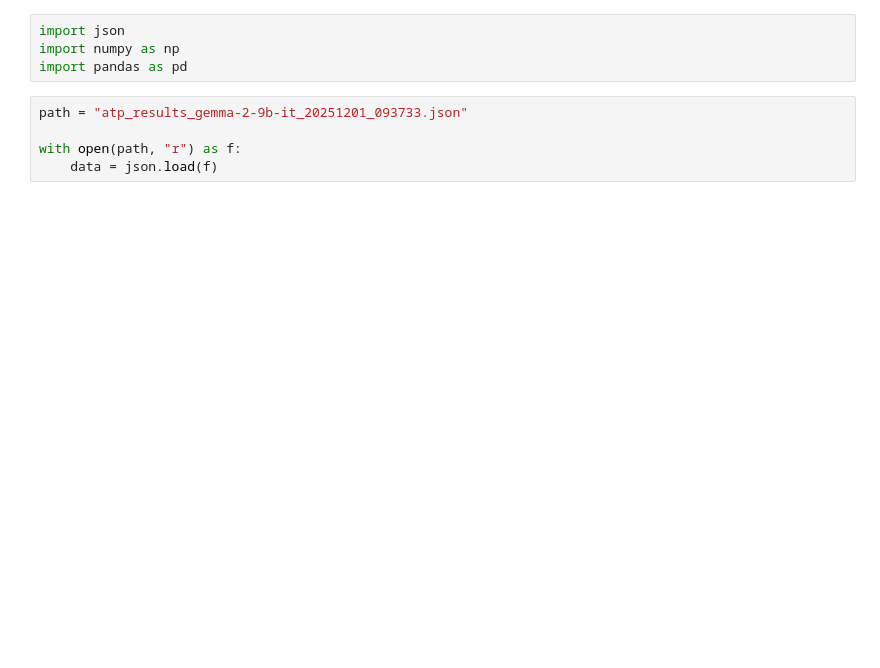
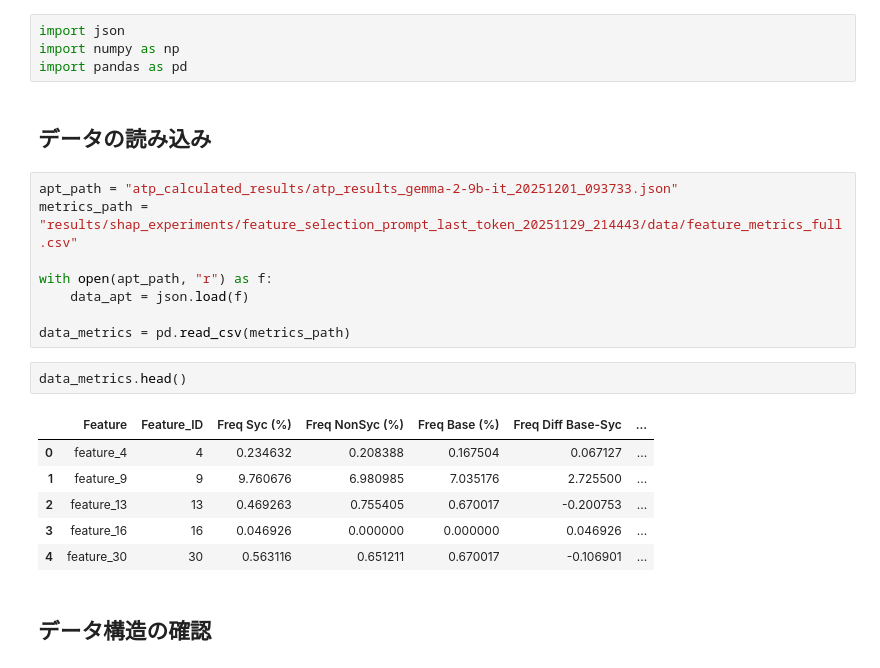
Before and after one commit to Itsuki966/sae_shap, a Jupyter notebook: attribution_patching_analysis.ipynb, the cells around one changed output. Saved outputs shown, nothing was run; the diff lists cells and outputs as text; blank space fills up the shorter version.

```diff
--- a/attribution_patching_analysis.ipynb
+++ b/attribution_patching_analysis.ipynb
@@ -2,9 +2,25 @@
 import json
 import numpy as np
 import pandas as pd
+# %% [markdown]
+## データの読み込み
 # %%
-path = "atp_results_gemma-2-9b-it_20251201_093733.json"
+apt_path = "atp_calculated_results/atp_results_gemma-2-9b-it_20251201_093733.json"
+metrics_path = "results/shap_experiments/feature_selection_prompt_last_token_20251129_214443/data/feature_metrics_full.csv"
 
-with open(path, "r") as f:
-    data = json.load(f)
+with open(apt_path, "r") as f:
+    data_apt = json.load(f)
+
+data_metrics = pd.read_csv(metrics_path)
+# %%
+data_metrics.head()
+# %% [output]
+|  | Feature | Feature_ID | Freq Syc (%) | Freq NonSyc (%) | Freq Base (%) | Freq Diff Base-Syc | ... |
+| 0 | feature_4 | 4 | 0.234632 | 0.208388 | 0.167504 | 0.067127 | ... |
+| 1 | feature_9 | 9 | 9.760676 | 6.980985 | 7.035176 | 2.725500 | ... |
+| 2 | feature_13 | 13 | 0.469263 | 0.755405 | 0.670017 | -0.200753 | ... |
+| 3 | feature_16 | 16 | 0.046926 | 0.000000 | 0.000000 | 0.046926 | ... |
+| 4 | feature_30 | 30 | 0.563116 | 0.651211 | 0.670017 | -0.106901 | ... |
+# %% [markdown]
+## データ構造の確認
 # %%
```
Also changed, not shown: parts of 11 cells of this notebook.
